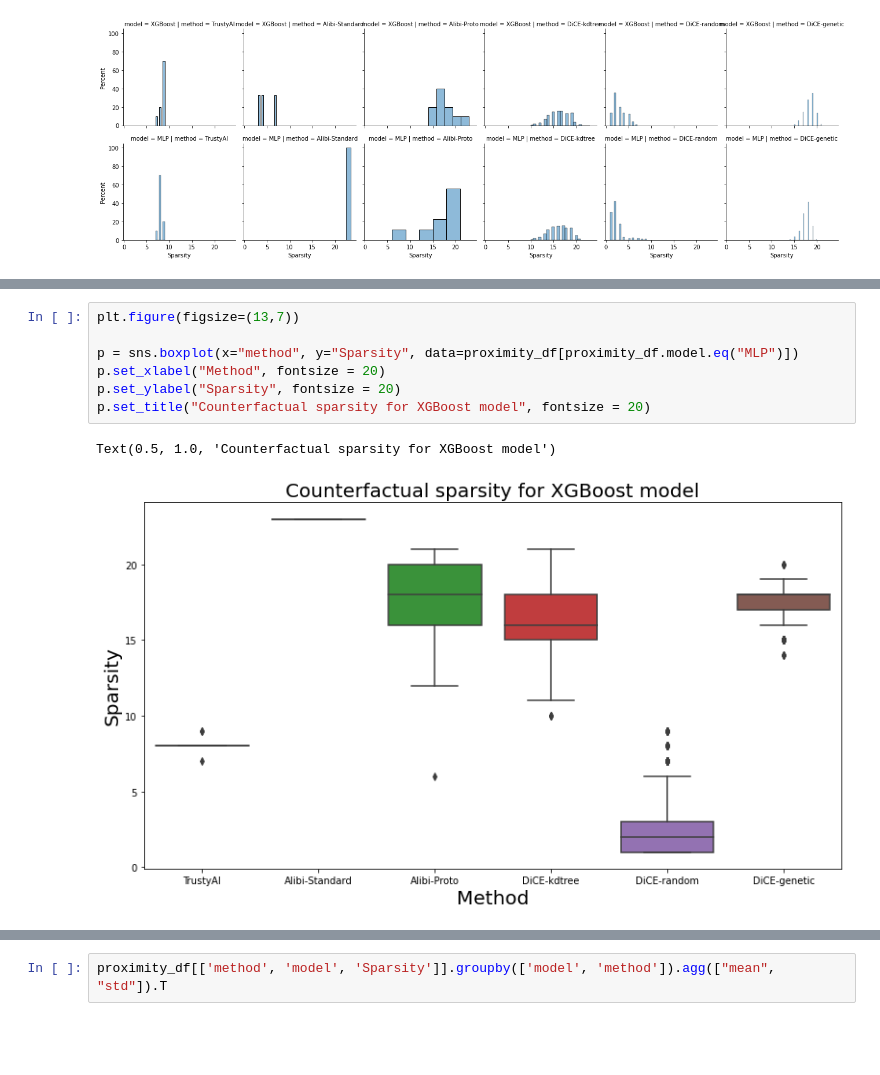
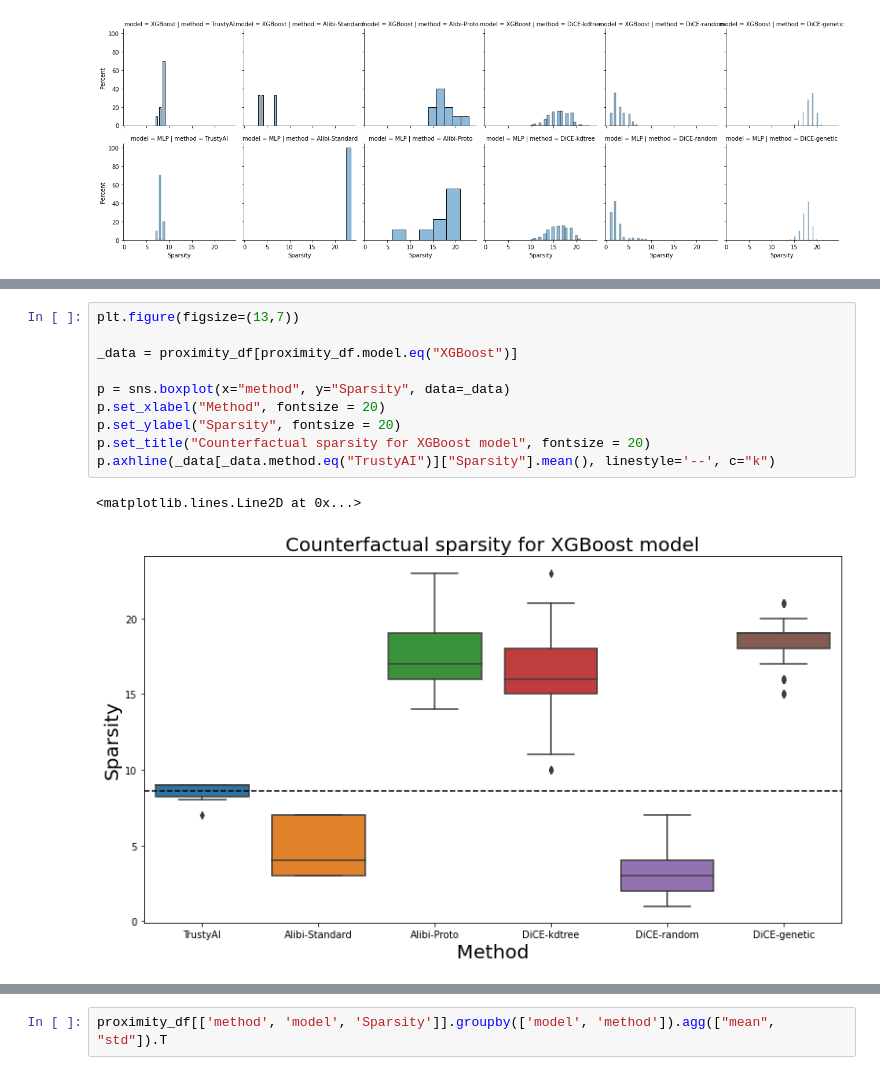
Before and after one commit to ruivieira/experiments, a Jupyter notebook: notebooks/counterfactuals/06-results.ipynb, the cells around one changed output, grey strips where cells are left out. Saved outputs shown, nothing was run; the diff lists cells and outputs as text; blank space fills up the shorter version.

```diff
--- a/notebooks/counterfactuals/06-results.ipynb
+++ b/notebooks/counterfactuals/06-results.ipynb
@@ -154,10 +150,13 @@ Text(0.5, 1.0, 'Counterfactual sparsity for XGBoost model')
-# %%
-plt.figure(figsize=(13,7))
-
-p = sns.boxplot(x="method", y="Sparsity", data=proximity_df[proximity_df.model.eq("MLP")])
-p.set_xlabel("Method", fontsize = 20)
-p.set_ylabel("Sparsity", fontsize = 20)
-p.set_title("Counterfactual sparsity for XGBoost model", fontsize = 20)
-# %% [output]
-Text(0.5, 1.0, 'Counterfactual sparsity for XGBoost model')
-[figure, removed]
+# %%
+plt.figure(figsize=(13,7))
+
+_data = proximity_df[proximity_df.model.eq("XGBoost")]
+
+p = sns.boxplot(x="method", y="Sparsity", data=_data)
+p.set_xlabel("Method", fontsize = 20)
+p.set_ylabel("Sparsity", fontsize = 20)
+p.set_title("Counterfactual sparsity for XGBoost model", fontsize = 20)
+p.axhline(_data[_data.method.eq("TrustyAI")]["Sparsity"].mean(), linestyle='--', c="k")
+# %% [output]
+<matplotlib.lines.Line2D at 0x...>
+[figure, added]
```
Also changed, not shown: parts of 6 cells of this notebook.
